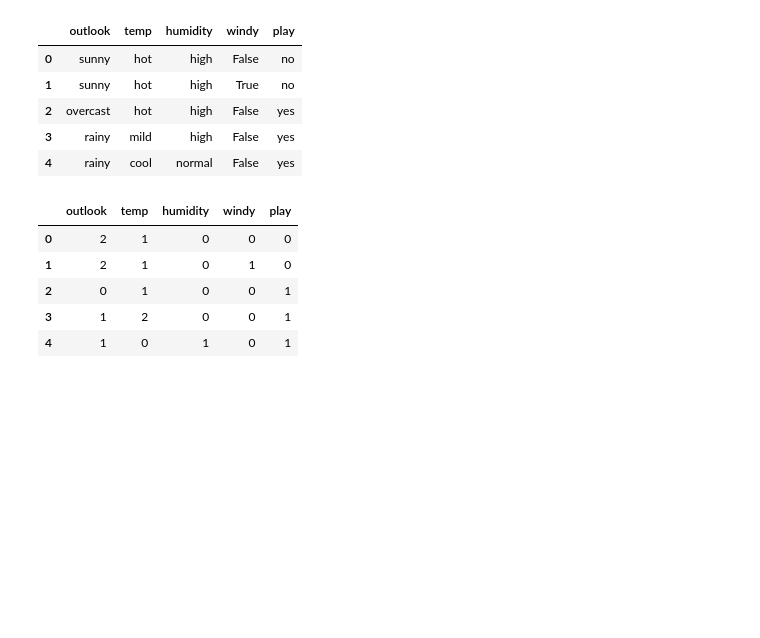
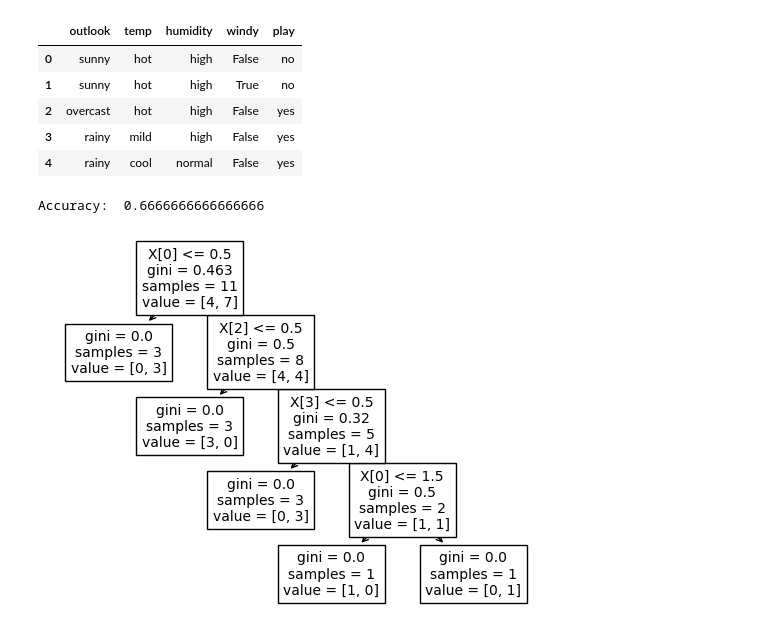
Before and after one commit to Patrick-Adams/ML-Class, a Jupyter notebook: Patrick Adams ML Assignment 2.ipynb, the cells around one changed output. Saved outputs shown, nothing was run; the diff lists cells and outputs as text; code cells hidden in the pictures; blank space fills up the shorter version.

Commit message:
Split data, created classifier, trained classifier, predicted, evaluated, created visualization

```diff
--- a/Patrick Adams ML Assignment 2.ipynb
+++ b/Patrick Adams ML Assignment 2.ipynb
@@ -26,10 +28,13 @@ playtennis.head()
 le = playtennis.apply(LabelEncoder().fit_transform)
 # %%
-le.head()
+X = le.drop("play", axis=1)
+y = le["play"]
-# %% [output]
-|  | outlook | temp | humidity | windy | play |
-| 0 | 2 | 1 | 0 | 0 | 0 |
-| 1 | 2 | 1 | 0 | 1 | 0 |
-| 2 | 0 | 1 | 0 | 0 | 1 |
-| 3 | 1 | 2 | 0 | 0 | 1 |
-| 4 | 1 | 0 | 1 | 0 | 1 |
+# %%
+#Splitting dataset into trainig set and testing set, 80-20
+
+X_train, X_test, y_train, y_test = train_test_split(X, y, test_size=0.2, random_state=1)
+# %%
+#Creating the classifier and training it
+clf = DecisionTreeClassifier(criterion='gini')
+
+clf = clf.fit(X_train, y_train)
@@ -35,0 +45,10 @@ le.head()
+# %%
+#Evaluating the model, lookign at accuracy
+
+print("Accuracy: ", metrics.accuracy_score(y_test,y_pred))
+# %% [output]
+Accuracy:  0.6666666666666666
+# %%
+Tree = tree.plot_tree(clf)
+# %% [output]
+[figure, added]
```
Also changed, not shown: parts of 4 cells of this notebook.
